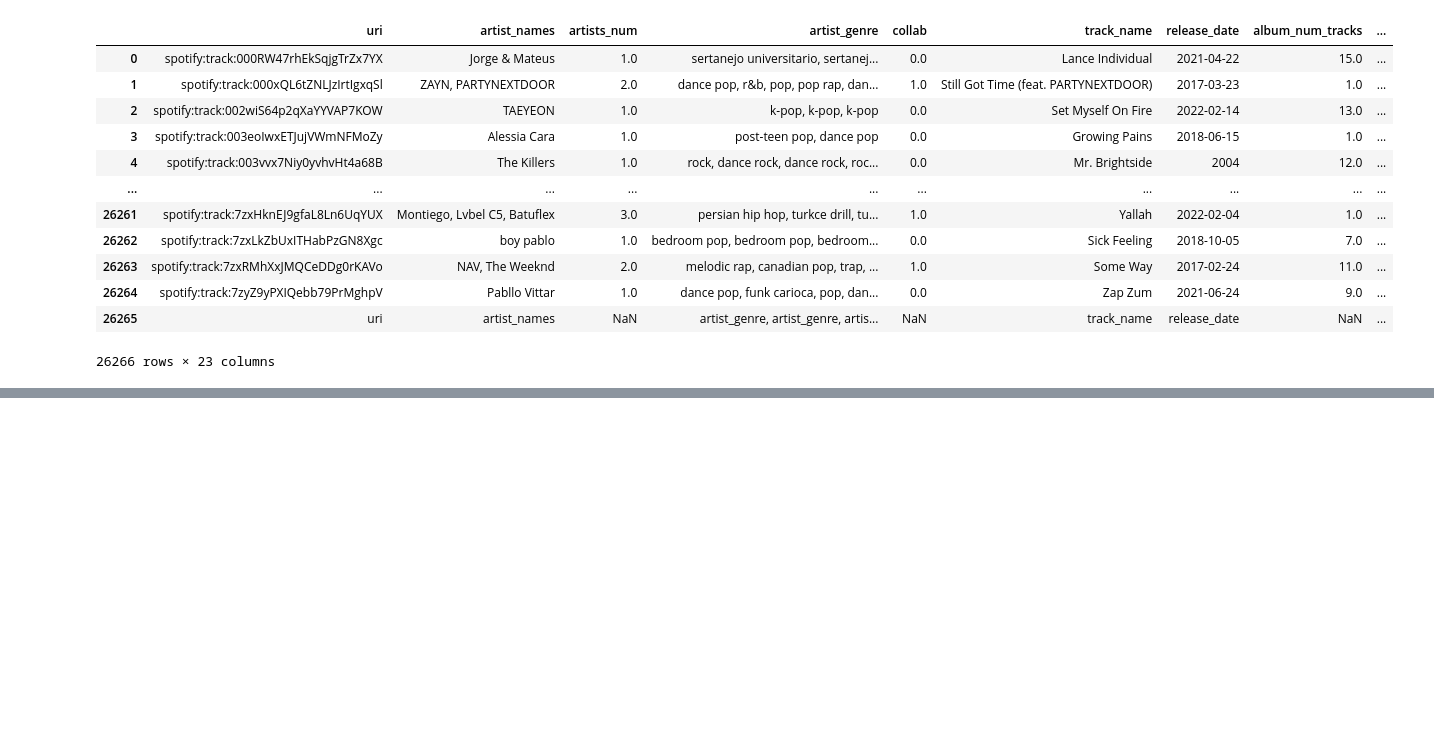
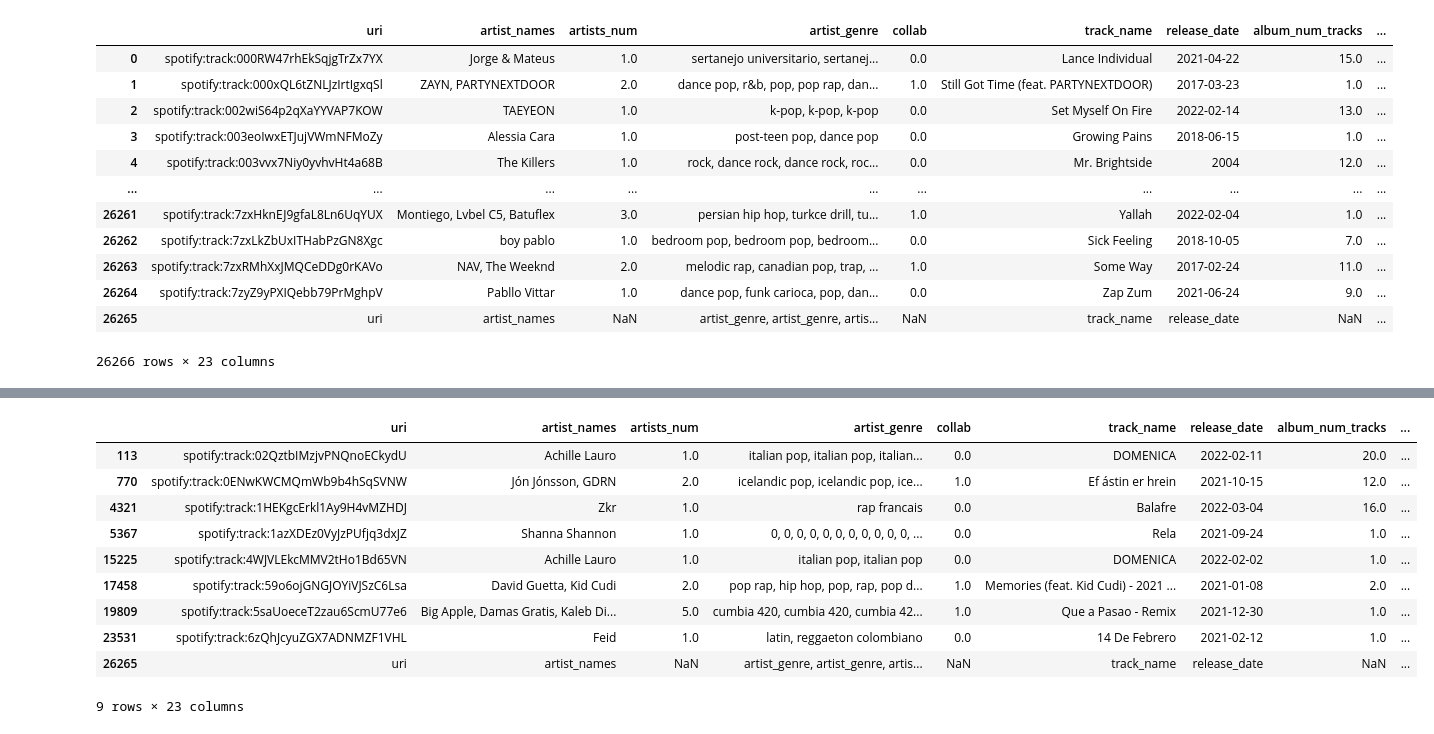
Before and after one commit to AndreasHaavik/BigDataSpotify, a Jupyter notebook: cleaningdata.ipynb, the cells around one changed output, grey strips where cells are left out. Saved outputs shown, nothing was run; the diff lists cells and outputs as text; code cells hidden in the pictures; blank space fills up the shorter version.

```diff
--- a/cleaningdata.ipynb
+++ b/cleaningdata.ipynb
@@ -79,0 +90,15 @@ combined_df
+# %%
+missing_values=combined_df[combined_df[col].isnull()]
+missing_values
+# %% [output]
+|  | uri | artist_names | artists_num | artist_genre | collab | track_name | release_date | album_num_tracks | ... |
+| 113 | spotify:track:02QztbIMzjvPNQnoECkydU | Achille Lauro | 1.0 | italian pop, italian pop, italian... | 0.0 | DOMENICA | 2022-02-11 | 20.0 | ... |
+| 770 | spotify:track:0ENwKWCMQmWb9b4hSqSVNW | Jón Jónsson, GDRN | 2.0 | icelandic pop, icelandic pop, ice... | 1.0 | Ef ástin er hrein | 2021-10-15 | 12.0 | ... |
+| 4321 | spotify:track:1HEKgcErkl1Ay9H4vMZHDJ | Zkr | 1.0 | rap francais | 0.0 | Balafre | 2022-03-04 | 16.0 | ... |
+| 5367 | spotify:track:1azXDEz0VyJzPUfjq3dxJZ | Shanna Shannon | 1.0 | 0, 0, 0, 0, 0, 0, 0, 0, 0, 0, 0, ... | 0.0 | Rela | 2021-09-24 | 1.0 | ... |
+| 15225 | spotify:track:4WJVLEkcMMV2tHo1Bd65VN | Achille Lauro | 1.0 | italian pop, italian pop | 0.0 | DOMENICA | 2022-02-02 | 1.0 | ... |
+| 17458 | spotify:track:59o6ojGNGJOYiVJSzC6Lsa | David Guetta, Kid Cudi | 2.0 | pop rap, hip hop, pop, rap, pop d... | 1.0 | Memories (feat. Kid Cudi) - 2021 ... | 2021-01-08 | 2.0 | ... |
+| 19809 | spotify:track:5saUoeceT2zau6ScmU77e6 | Big Apple, Damas Gratis, Kaleb Di... | 5.0 | cumbia 420, cumbia 420, cumbia 42... | 1.0 | Que a Pasao - Remix | 2021-12-30 | 1.0 | ... |
+| 23531 | spotify:track:6zQhJcyuZGX7ADNMZF1VHL | Feid | 1.0 | latin, reggaeton colombiano | 0.0 | 14 De Febrero | 2021-02-12 | 1.0 | ... |
+| 26265 | uri | artist_names | NaN | artist_genre, artist_genre, artis... | NaN | track_name | release_date | NaN | ... |
+9 rows × 23 columns
```
Also changed, not shown: parts of 7 cells of this notebook, 2 other files.
